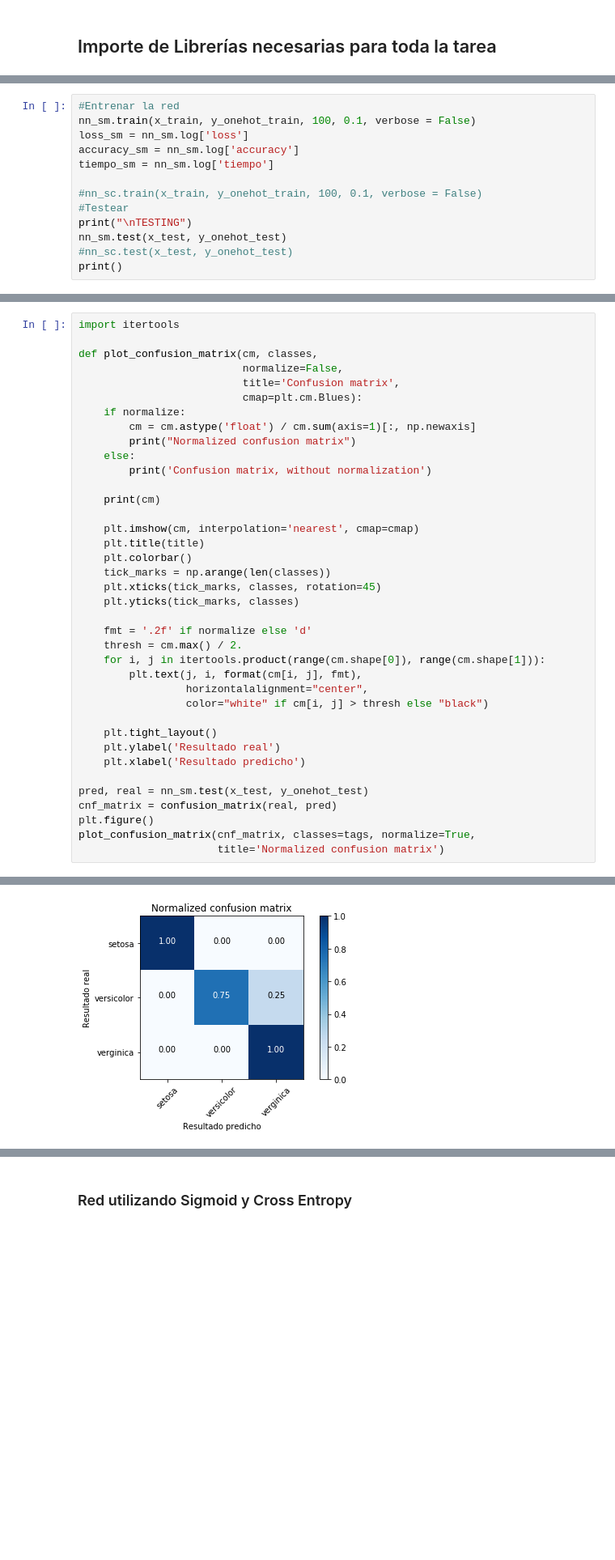
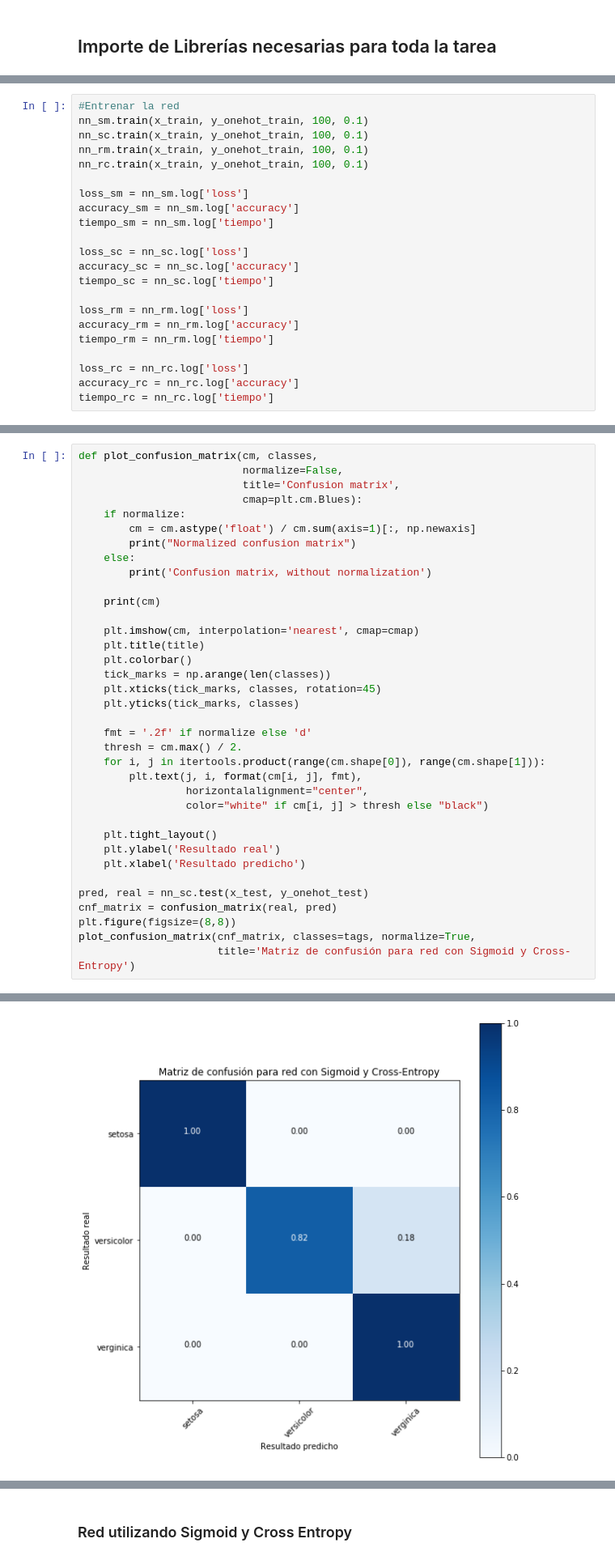
Before and after one commit to nachotp/Tarea0-INF395, a Jupyter notebook: Tarea-0-Felipe.ipynb, the cells around one changed output, grey strips where cells are left out. Shown: that part at 81% size. Saved outputs shown, nothing was run; the diff lists cells and outputs as text; blank space fills up the shorter version.

```diff
--- a/Tarea-0-Felipe.ipynb
+++ b/Tarea-0-Felipe.ipynb
@@ -345,13 +403,0 @@ Red Neuronal creada
-# %%
-#Entrenar la red
-nn_sm.train(x_train, y_onehot_train, 100, 0.1, verbose = False)
-loss_sm = nn_sm.log['loss']
-accuracy_sm = nn_sm.log['accuracy']
-tiempo_sm = nn_sm.log['tiempo']
-
-#nn_sc.train(x_train, y_onehot_train, 100, 0.1, verbose = False)
-#Testear
-print("\nTESTING")
-nn_sm.test(x_test, y_onehot_test)
-#nn_sc.test(x_test, y_onehot_test)
-print()
@@ -387,0 +408,22 @@ NameError: name 'accuracy_sc' is not defined
+# %%
+#Entrenar la red
+nn_sm.train(x_train, y_onehot_train, 100, 0.1)
+nn_sc.train(x_train, y_onehot_train, 100, 0.1)
+nn_rm.train(x_train, y_onehot_train, 100, 0.1)
+nn_rc.train(x_train, y_onehot_train, 100, 0.1)
+
+loss_sm = nn_sm.log['loss']
+accuracy_sm = nn_sm.log['accuracy']
+tiempo_sm = nn_sm.log['tiempo']
+
+loss_sc = nn_sc.log['loss']
+accuracy_sc = nn_sc.log['accuracy']
+tiempo_sc = nn_sc.log['tiempo']
+
+loss_rm = nn_rm.log['loss']
+accuracy_rm = nn_rm.log['accuracy']
+tiempo_rm = nn_rm.log['tiempo']
+
+loss_rc = nn_rc.log['loss']
+accuracy_rc = nn_rc.log['accuracy']
+tiempo_rc = nn_rc.log['tiempo']
@@ -388,6 +484,4 @@ NameError: name 'accuracy_sc' is not defined
 # %%
-import itertools
-
 def plot_confusion_matrix(cm, classes,
                           normalize=False,
                           title='Confusion matrix',
@@ -418,9 +512,9 @@ def plot_confusion_matrix(cm, classes,
     plt.ylabel('Resultado real')
     plt.xlabel('Resultado predicho')
 
-pred, real = nn_sm.test(x_test, y_onehot_test)
+pred, real = nn_sc.test(x_test, y_onehot_test)
 cnf_matrix = confusion_matrix(real, pred)
-plt.figure()
+plt.figure(figsize=(8,8))
 plot_confusion_matrix(cnf_matrix, classes=tags, normalize=True,
-                      title='Normalized confusion matrix')
+                      title='Matriz de confusión para red con Sigmoid y Cross-Entropy')
 # %% [output]
@@ -432 +526 @@ Normalized confusion matrix
-[figure, old version]
+[figure, new version]
```
Also changed, not shown: parts of 38 cells of this notebook.
